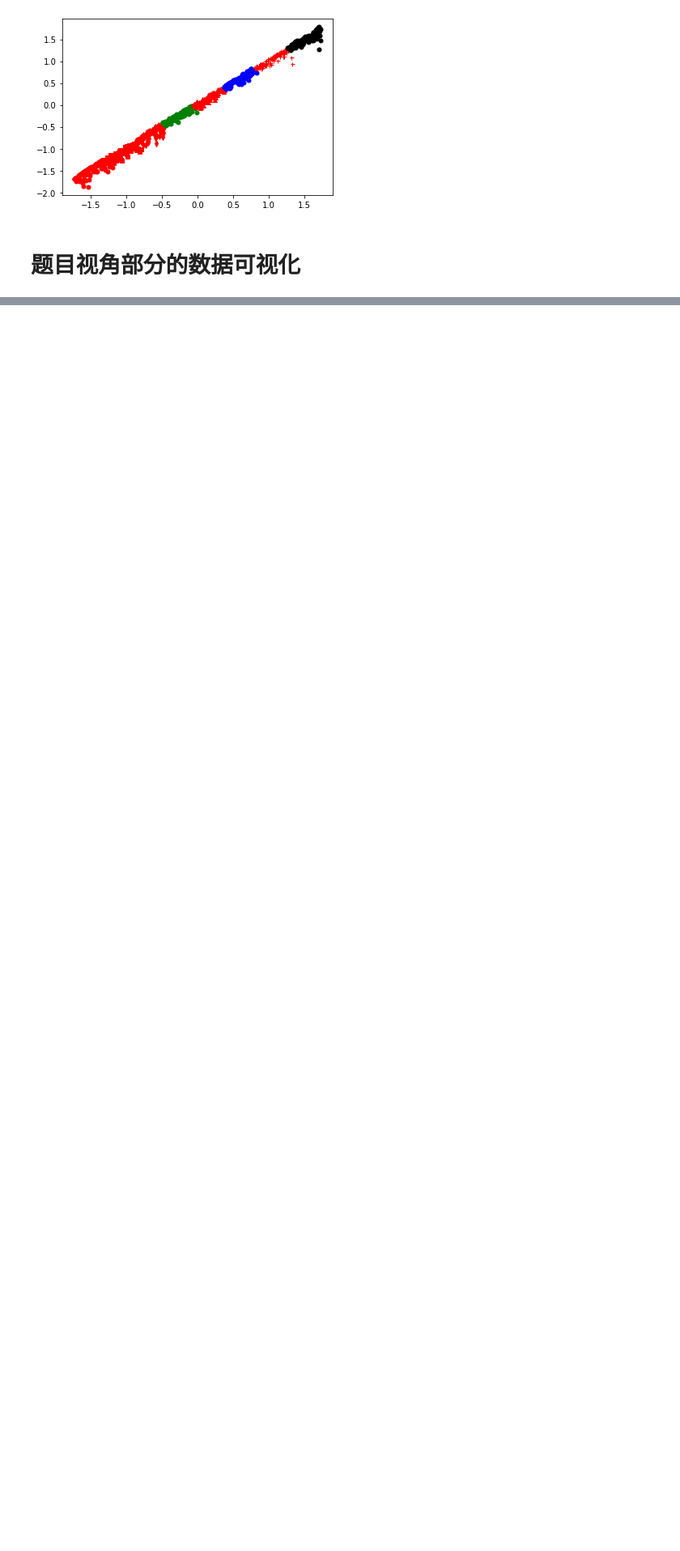
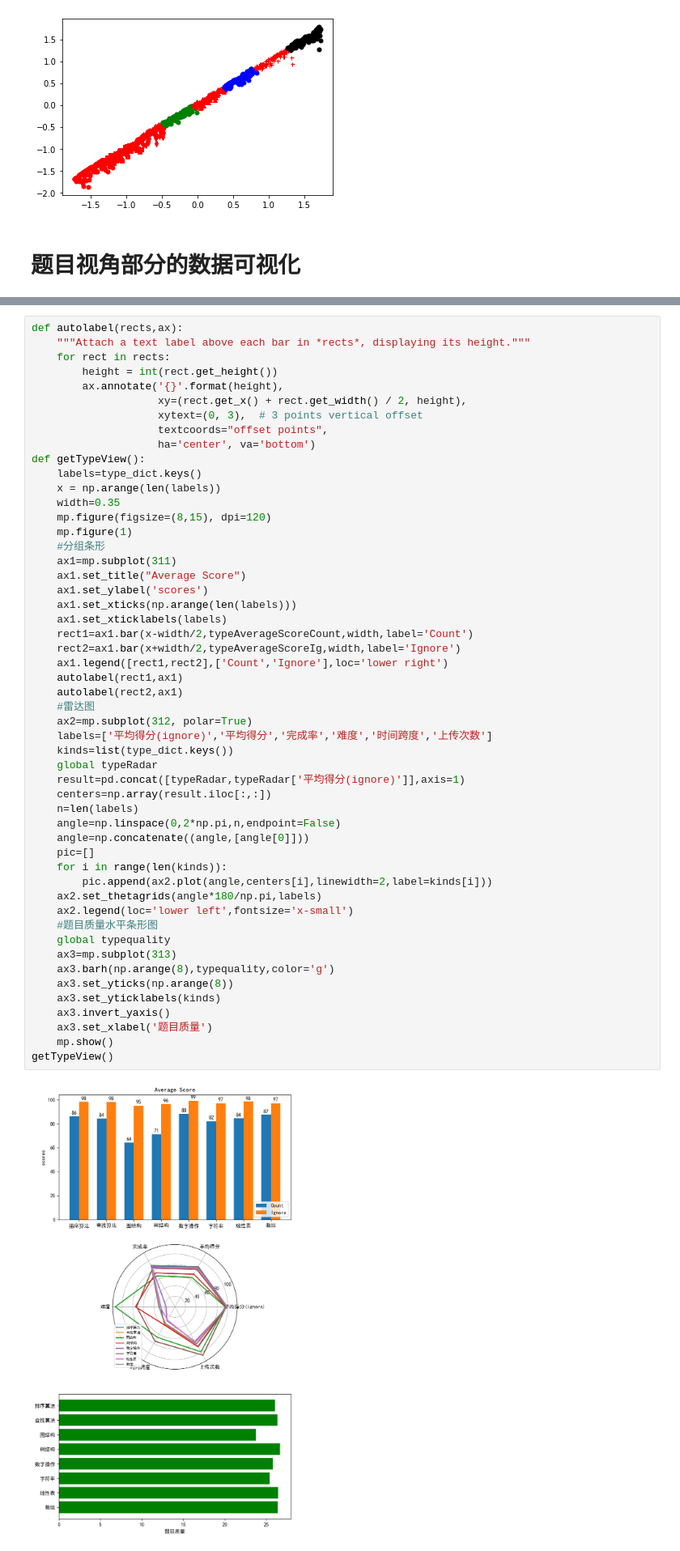
Before and after one commit to NJU181098100h/data-science, a Jupyter notebook: workspace.ipynb, the cells around one changed output, grey strips where cells are left out. Shown at 81% size. Cells and saved outputs as stored; diff of their text form; blank space fills up the shorter version.

```diff
--- a/workspace.ipynb
+++ b/workspace.ipynb
@@ -1015,0 +1600,54 @@ True
+# %%
+def autolabel(rects,ax):
+    """Attach a text label above each bar in *rects*, displaying its height."""
+    for rect in rects:
+        height = int(rect.get_height())
+        ax.annotate('{}'.format(height),
+                    xy=(rect.get_x() + rect.get_width() / 2, height),
+                    xytext=(0, 3),  # 3 points vertical offset
+                    textcoords="offset points",
+                    ha='center', va='bottom')
+def getTypeView():
+    labels=type_dict.keys()
+    x = np.arange(len(labels))
+    width=0.35
+    mp.figure(figsize=(8,15), dpi=120)
+    mp.figure(1)
+    #分组条形
+    ax1=mp.subplot(311)
+    ax1.set_title("Average Score")
+    ax1.set_ylabel('scores')
+    ax1.set_xticks(np.arange(len(labels)))
+    ax1.set_xticklabels(labels)
+    rect1=ax1.bar(x-width/2,typeAverageScoreCount,width,label='Count')
+    rect2=ax1.bar(x+width/2,typeAverageScoreIg,width,label='Ignore')
+    ax1.legend([rect1,rect2],['Count','Ignore'],loc='lower right')
+    autolabel(rect1,ax1)
+    autolabel(rect2,ax1)
+    #雷达图
+    ax2=mp.subplot(312, polar=True)
+    labels=['平均得分(ignore)','平均得分','完成率','难度','时间跨度','上传次数']
+    kinds=list(type_dict.keys())
+    global typeRadar
+    result=pd.concat([typeRadar,typeRadar['平均得分(ignore)']],axis=1)
+    centers=np.array(result.iloc[:,:])
+    n=len(labels)
+    angle=np.linspace(0,2*np.pi,n,endpoint=False)
+    angle=np.concatenate((angle,[angle[0]]))
+    pic=[]
+    for i in range(len(kinds)):
+        pic.append(ax2.plot(angle,centers[i],linewidth=2,label=kinds[i]))
+    ax2.set_thetagrids(angle*180/np.pi,labels)
+    ax2.legend(loc='lower left',fontsize='x-small')
+    #题目质量水平条形图
+    global typequality
+    ax3=mp.subplot(313)
+    ax3.barh(np.arange(8),typequality,color='g')
+    ax3.set_yticks(np.arange(8))
+    ax3.set_yticklabels(kinds)
+    ax3.invert_yaxis()
+    ax3.set_xlabel('题目质量')
+    mp.show()
+getTypeView()
+# %% [output]
+[figure, added]
```
Also changed, not shown: parts of 6 cells of this notebook, 2 other files.
